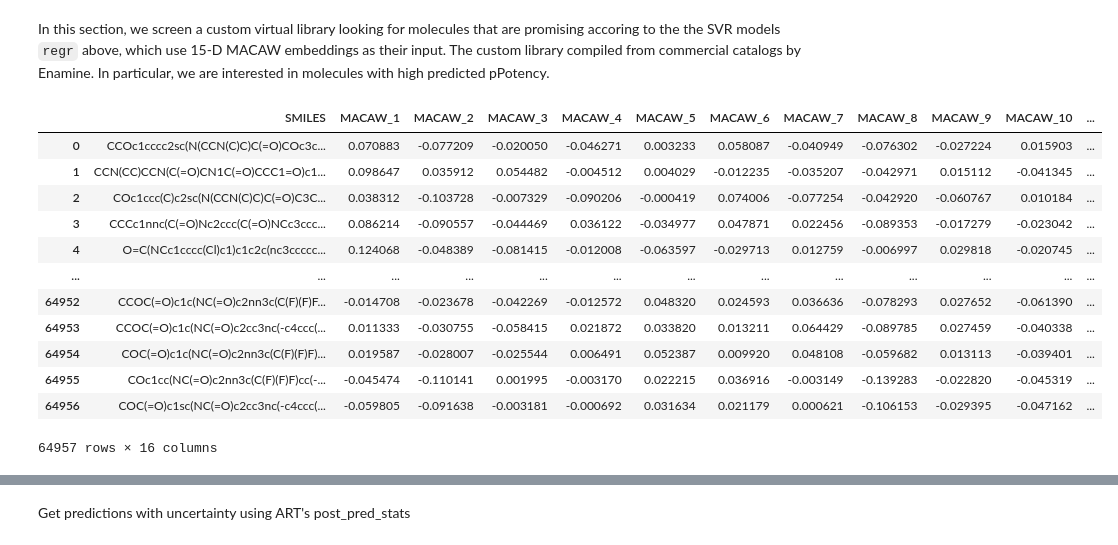
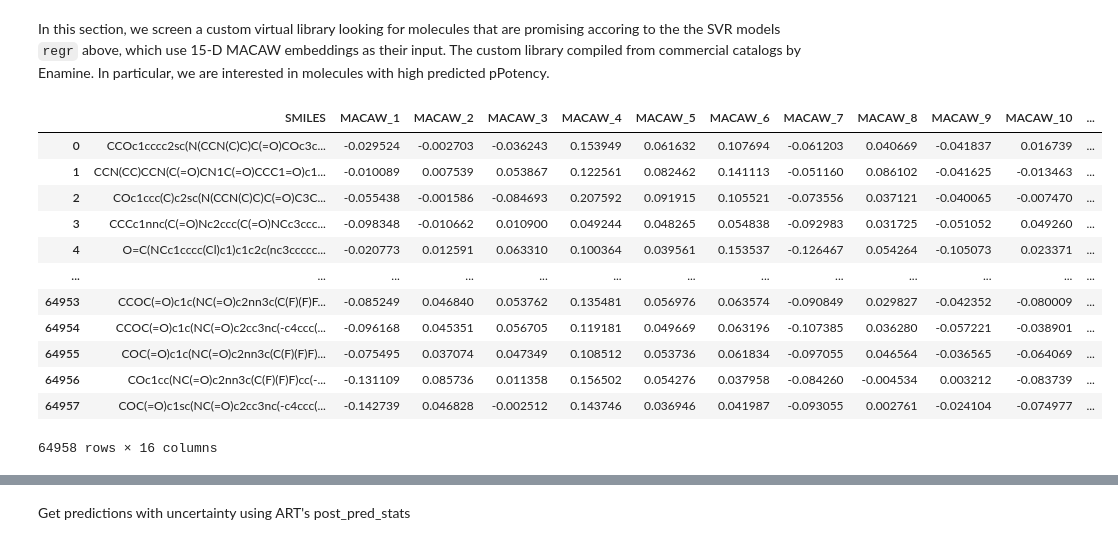
Before and after one commit to soumyadeepghosh35/DTRA_ART, a Jupyter notebook: DTRA_project_notebooks/Step5_ART_VEEV.ipynb, the cells around one changed output, grey strips where cells are left out. Drawn from its saved outputs; the diff is of its cells as text; code cells hidden in the pictures.

Commit message:
ART results for all viruses with external validation

```diff
--- a/DTRA_project_notebooks/Step5_ART_VEEV.ipynb
+++ b/DTRA_project_notebooks/Step5_ART_VEEV.ipynb
@@ -357,22 +359,22 @@ Predictions saved with uncertainty estimates
 # %% [markdown]
 In this section, we screen a custom virtual library looking for molecules that are promising accoring to the the SVR models `regr` above, which use 15-D MACAW embeddings as their input. The custom library compiled from commercial catalogs by Enamine. In particular, we are interested in molecules with high predicted pPotency.
 # %%
-VEEVVirus_ChemDivAntiviralsData_wMACAW = pd.read_csv(resultsDir + "VEEVVirus/VEEVVirus_ChemDivAntiviralsData_wMACAW.csv")
+VEEVVirus_ChemDivAntiviralsData_wMACAW = pd.read_csv(resultsDir + "VEEV/VEEV_ChemDivAntiviralsData_wMACAW.csv")
 VEEVVirus_ChemDivAntiviralsData_wMACAW
 # %% [output]
 |  | SMILES | MACAW_1 | MACAW_2 | MACAW_3 | MACAW_4 | MACAW_5 | MACAW_6 | MACAW_7 | MACAW_8 | MACAW_9 | MACAW_10 | ... |
-| 0 | CCOc1cccc2sc(N(CCN(C)C)C(=O)COc3c... | 0.070883 | -0.077209 | -0.020050 | -0.046271 | 0.003233 | 0.058087 | -0.040949 | -0.076302 | -0.027224 | 0.015903 | ... |
-| 1 | CCN(CC)CCN(C(=O)CN1C(=O)CCC1=O)c1... | 0.098647 | 0.035912 | 0.054482 | -0.004512 | 0.004029 | -0.012235 | -0.035207 | -0.042971 | 0.015112 | -0.041345 | ... |
-| 2 | COc1ccc(C)c2sc(N(CCN(C)C)C(=O)C3C... | 0.038312 | -0.103728 | -0.007329 | -0.090206 | -0.000419 | 0.074006 | -0.077254 | -0.042920 | -0.060767 | 0.010184 | ... |
-| 3 | CCCc1nnc(C(=O)Nc2ccc(C(=O)NCc3ccc... | 0.086214 | -0.090557 | -0.044469 | 0.036122 | -0.034977 | 0.047871 | 0.022456 | -0.089353 | -0.017279 | -0.023042 | ... |
-| 4 | O=C(NCc1cccc(Cl)c1)c1c2c(nc3ccccc... | 0.124068 | -0.048389 | -0.081415 | -0.012008 | -0.063597 | -0.029713 | 0.012759 | -0.006997 | 0.029818 | -0.020745 | ... |
+| 0 | CCOc1cccc2sc(N(CCN(C)C)C(=O)COc3c... | -0.029524 | -0.002703 | -0.036243 | 0.153949 | 0.061632 | 0.107694 | -0.061203 | 0.040669 | -0.041837 | 0.016739 | ... |
+| 1 | CCN(CC)CCN(C(=O)CN1C(=O)CCC1=O)c1... | -0.010089 | 0.007539 | 0.053867 | 0.122561 | 0.082462 | 0.141113 | -0.051160 | 0.086102 | -0.041625 | -0.013463 | ... |
+| 2 | COc1ccc(C)c2sc(N(CCN(C)C)C(=O)C3C... | -0.055438 | -0.001586 | -0.084693 | 0.207592 | 0.091915 | 0.105521 | -0.073556 | 0.037121 | -0.040065 | -0.007470 | ... |
+| 3 | CCCc1nnc(C(=O)Nc2ccc(C(=O)NCc3ccc... | -0.098348 | -0.010662 | 0.010900 | 0.049244 | 0.048265 | 0.054838 | -0.092983 | 0.031725 | -0.051052 | 0.049260 | ... |
+| 4 | O=C(NCc1cccc(Cl)c1)c1c2c(nc3ccccc... | -0.020773 | 0.012591 | 0.063310 | 0.100364 | 0.039561 | 0.153537 | -0.126467 | 0.054264 | -0.105073 | 0.023371 | ... |
 | ... | ... | ... | ... | ... | ... | ... | ... | ... | ... | ... | ... | ... |
-| 64952 | CCOC(=O)c1c(NC(=O)c2nn3c(C(F)(F)F... | -0.014708 | -0.023678 | -0.042269 | -0.012572 | 0.048320 | 0.024593 | 0.036636 | -0.078293 | 0.027652 | -0.061390 | ... |
-| 64953 | CCOC(=O)c1c(NC(=O)c2cc3nc(-c4ccc(... | 0.011333 | -0.030755 | -0.058415 | 0.021872 | 0.033820 | 0.013211 | 0.064429 | -0.089785 | 0.027459 | -0.040338 | ... |
-| 64954 | COC(=O)c1c(NC(=O)c2nn3c(C(F)(F)F)... | 0.019587 | -0.028007 | -0.025544 | 0.006491 | 0.052387 | 0.009920 | 0.048108 | -0.059682 | 0.013113 | -0.039401 | ... |
-| 64955 | COc1cc(NC(=O)c2nn3c(C(F)(F)F)cc(-... | -0.045474 | -0.110141 | 0.001995 | -0.003170 | 0.022215 | 0.036916 | -0.003149 | -0.139283 | -0.022820 | -0.045319 | ... |
-| 64956 | COC(=O)c1sc(NC(=O)c2cc3nc(-c4ccc(... | -0.059805 | -0.091638 | -0.003181 | -0.000692 | 0.031634 | 0.021179 | 0.000621 | -0.106153 | -0.029395 | -0.047162 | ... |
+| 64953 | CCOC(=O)c1c(NC(=O)c2nn3c(C(F)(F)F... | -0.085249 | 0.046840 | 0.053762 | 0.135481 | 0.056976 | 0.063574 | -0.090849 | 0.029827 | -0.042352 | -0.080009 | ... |
+| 64954 | CCOC(=O)c1c(NC(=O)c2cc3nc(-c4ccc(... | -0.096168 | 0.045351 | 0.056705 | 0.119181 | 0.049669 | 0.063196 | -0.107385 | 0.036280 | -0.057221 | -0.038901 | ... |
+| 64955 | COC(=O)c1c(NC(=O)c2nn3c(C(F)(F)F)... | -0.075495 | 0.037074 | 0.047349 | 0.108512 | 0.053736 | 0.061834 | -0.097055 | 0.046564 | -0.036565 | -0.064069 | ... |
+| 64956 | COc1cc(NC(=O)c2nn3c(C(F)(F)F)cc(-... | -0.131109 | 0.085736 | 0.011358 | 0.156502 | 0.054276 | 0.037958 | -0.084260 | -0.004534 | 0.003212 | -0.083739 | ... |
+| 64957 | COC(=O)c1sc(NC(=O)c2cc3nc(-c4ccc(... | -0.142739 | 0.046828 | -0.002512 | 0.143746 | 0.036946 | 0.041987 | -0.093055 | 0.002761 | -0.024104 | -0.074977 | ... |
-64957 rows × 16 columns
+64958 rows × 16 columns
 # %%
 macaw_columns = [col for col in VEEVVirus_ChemDivAntiviralsData_wMACAW.columns if col.startswith('MACAW_')]
 smi_lib_ChemDivAntiviralsData_wMACAW = VEEVVirus_ChemDivAntiviralsData_wMACAW[macaw_columns].values
```
Also changed, not shown: parts of 16 cells of this notebook, 2 other files.
